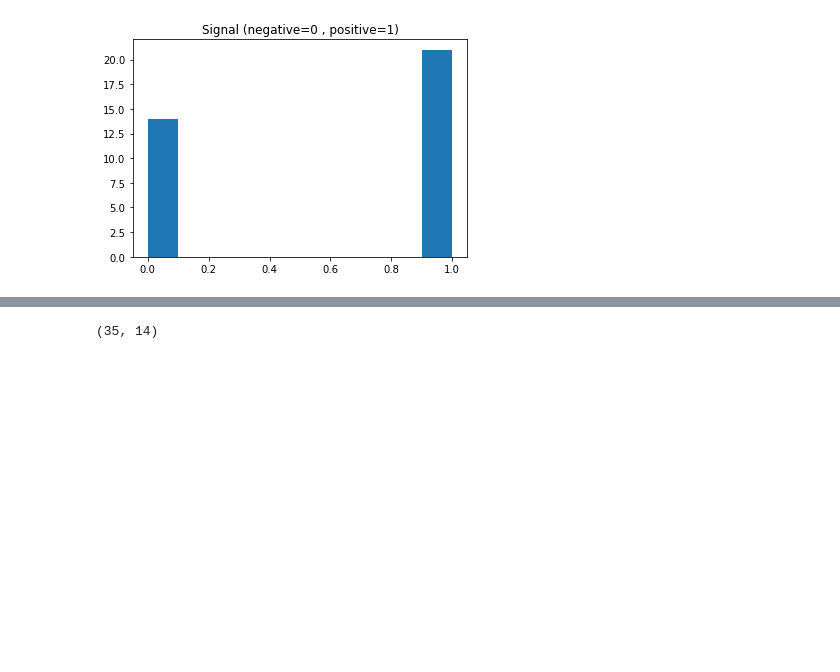
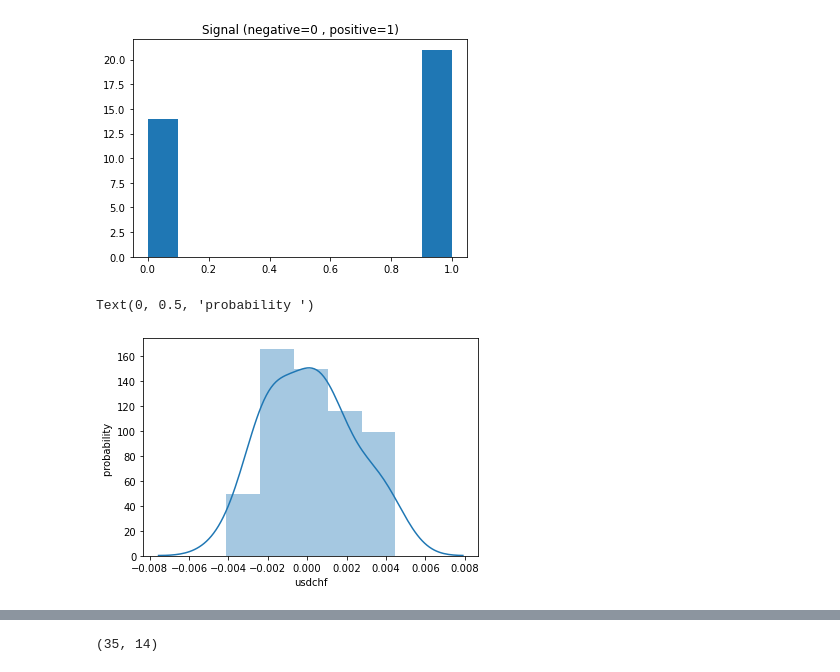
Before and after one commit to gmineo/Finance-Migros, a Jupyter notebook: new script.ipynb, the cells around one changed output, grey strips where cells are left out. Drawn from its saved outputs; the diff is of its cells as text; code cells hidden in the pictures; blank space fills up the shorter version.

```diff
--- a/new script.ipynb
+++ b/new script.ipynb
@@ -288,3 +308,10 @@ plt.title('Signal (negative=0 , positive=1)')
 plt.show()
 # %% [output]
 [figure]
+# %%
+## check the distribution of some feature
+sns.distplot(final_df['usdchf'])
+plt.ylabel("probability ")
+# %% [output]
+Text(0, 0.5, 'probability ')
+[figure, added]
```
Also changed, not shown: parts of 70 cells of this notebook.
